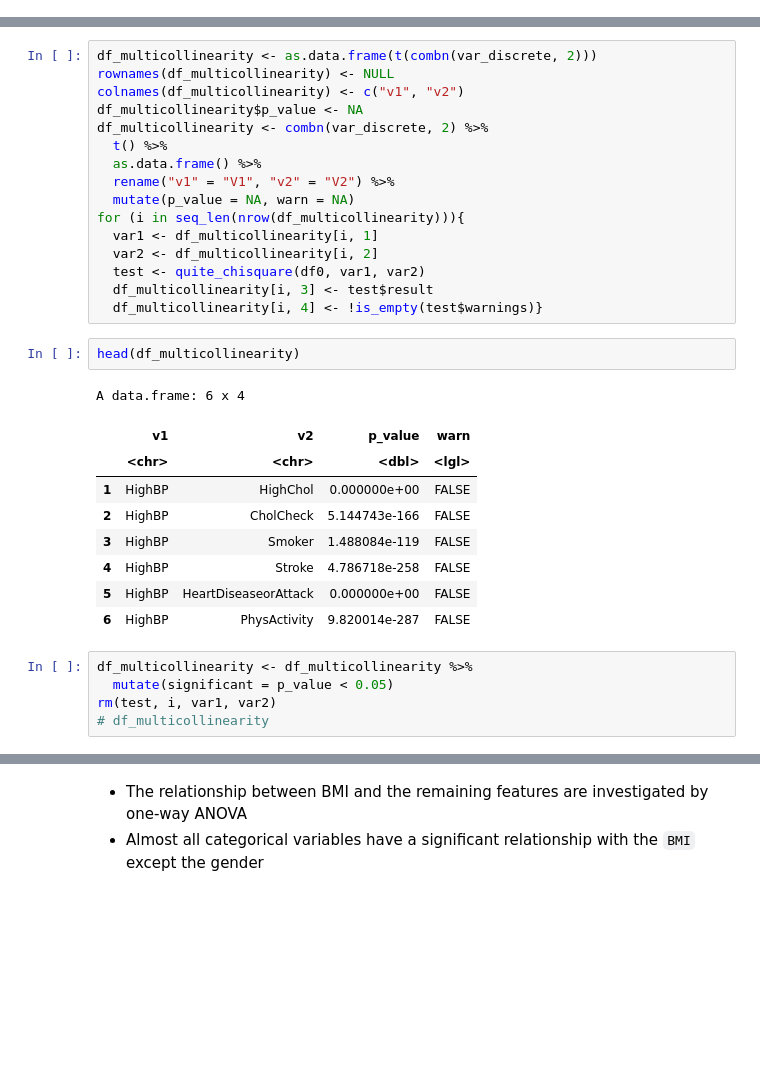
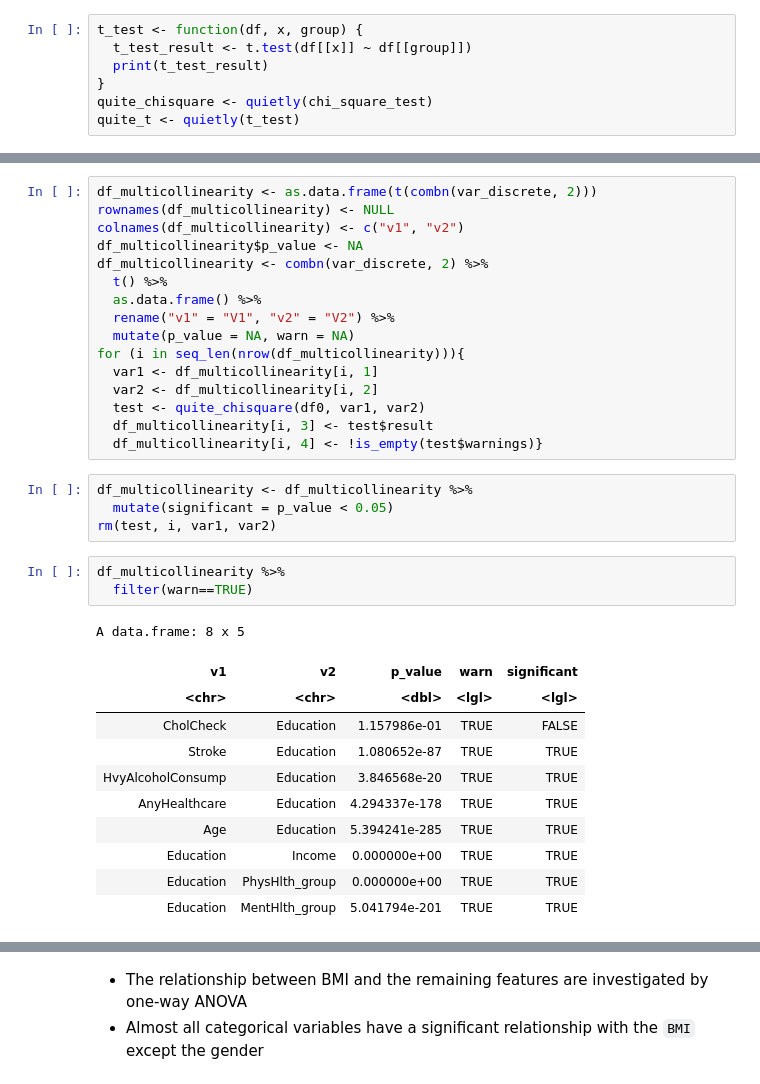
Before and after one commit to wilsonwlc/Diabetes-Statistical-Analysis, a Jupyter notebook: main.ipynb, the cells around one changed output, grey strips where cells are left out. Saved outputs shown, nothing was run; the diff lists cells and outputs as text; blank space fills up the shorter version.

```diff
--- a/main.ipynb
+++ b/main.ipynb
@@ -219,6 +275,13 @@ for (var in var_continuous) {
 }
 df_t <- data.frame(var = var_continuous, test = "t",
                    p_value = p_value, warn = NA)
+# %%
+t_test <- function(df, x, group) {
+  t_test_result <- t.test(df[[x]] ~ df[[group]])
+  print(t_test_result)
+}
+quite_chisquare <- quietly(chi_square_test)
+quite_t <- quietly(t_test)
 # %%
 df_hypothesis_test <- rbind(df_chisqaure, df_t) %>%
   arrange(match(var, colnames(df0))) %>%
@@ -269,20 +332,22 @@ for (i in seq_len(nrow(df_multicollinearity))){
   test <- quite_chisquare(df0, var1, var2)
   df_multicollinearity[i, 3] <- test$result
   df_multicollinearity[i, 4] <- !is_empty(test$warnings)}
-# %%
-head(df_multicollinearity)
-# %% [output]
-A data.frame: 6 x 4
-|  | v1 | v2 | p_value | warn |
-|  | <chr> | <chr> | <dbl> | <lgl> |
-| 1 | HighBP | HighChol | 0.000000e+00 | FALSE |
-| 2 | HighBP | CholCheck | 5.144743e-166 | FALSE |
-| 3 | HighBP | Smoker | 1.488084e-119 | FALSE |
-| 4 | HighBP | Stroke | 4.786718e-258 | FALSE |
-| 5 | HighBP | HeartDiseaseorAttack | 0.000000e+00 | FALSE |
-| 6 | HighBP | PhysActivity | 9.820014e-287 | FALSE |
 # %%
 df_multicollinearity <- df_multicollinearity %>%
   mutate(significant = p_value < 0.05)
 rm(test, i, var1, var2)
-# df_multicollinearity
+# %%
+df_multicollinearity %>%
+  filter(warn==TRUE)
+# %% [output]
+A data.frame: 8 x 5
+| v1 | v2 | p_value | warn | significant |
+| <chr> | <chr> | <dbl> | <lgl> | <lgl> |
+| CholCheck | Education | 1.157986e-01 | TRUE | FALSE |
+| Stroke | Education | 1.080652e-87 | TRUE | TRUE |
+| HvyAlcoholConsump | Education | 3.846568e-20 | TRUE | TRUE |
+| AnyHealthcare | Education | 4.294337e-178 | TRUE | TRUE |
+| Age | Education | 5.394241e-285 | TRUE | TRUE |
+| Education | Income | 0.000000e+00 | TRUE | TRUE |
+| Education | PhysHlth_group | 0.000000e+00 | TRUE | TRUE |
+| Education | MentHlth_group | 5.041794e-201 | TRUE | TRUE |
```
Also changed, not shown: parts of 52 cells of this notebook, 2 other files.
